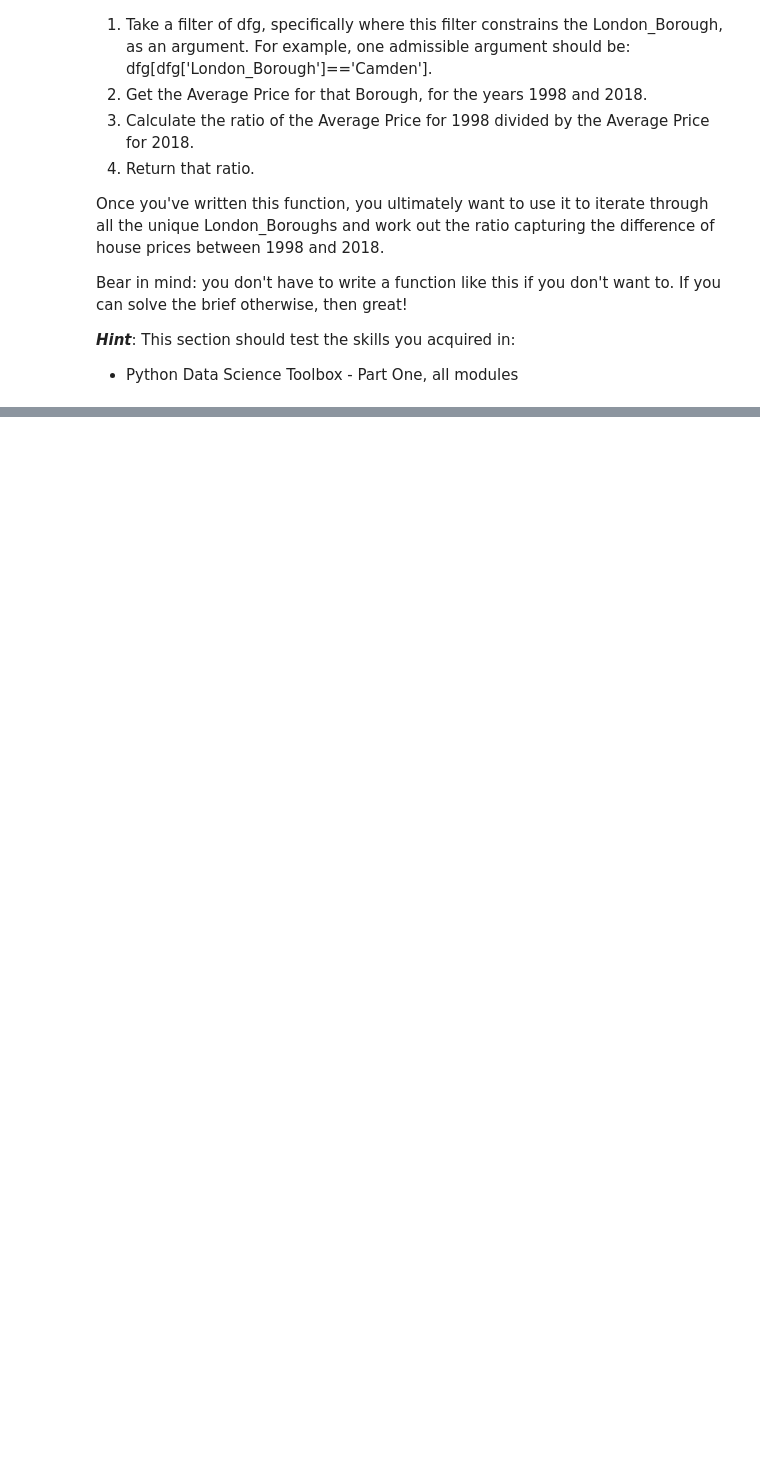
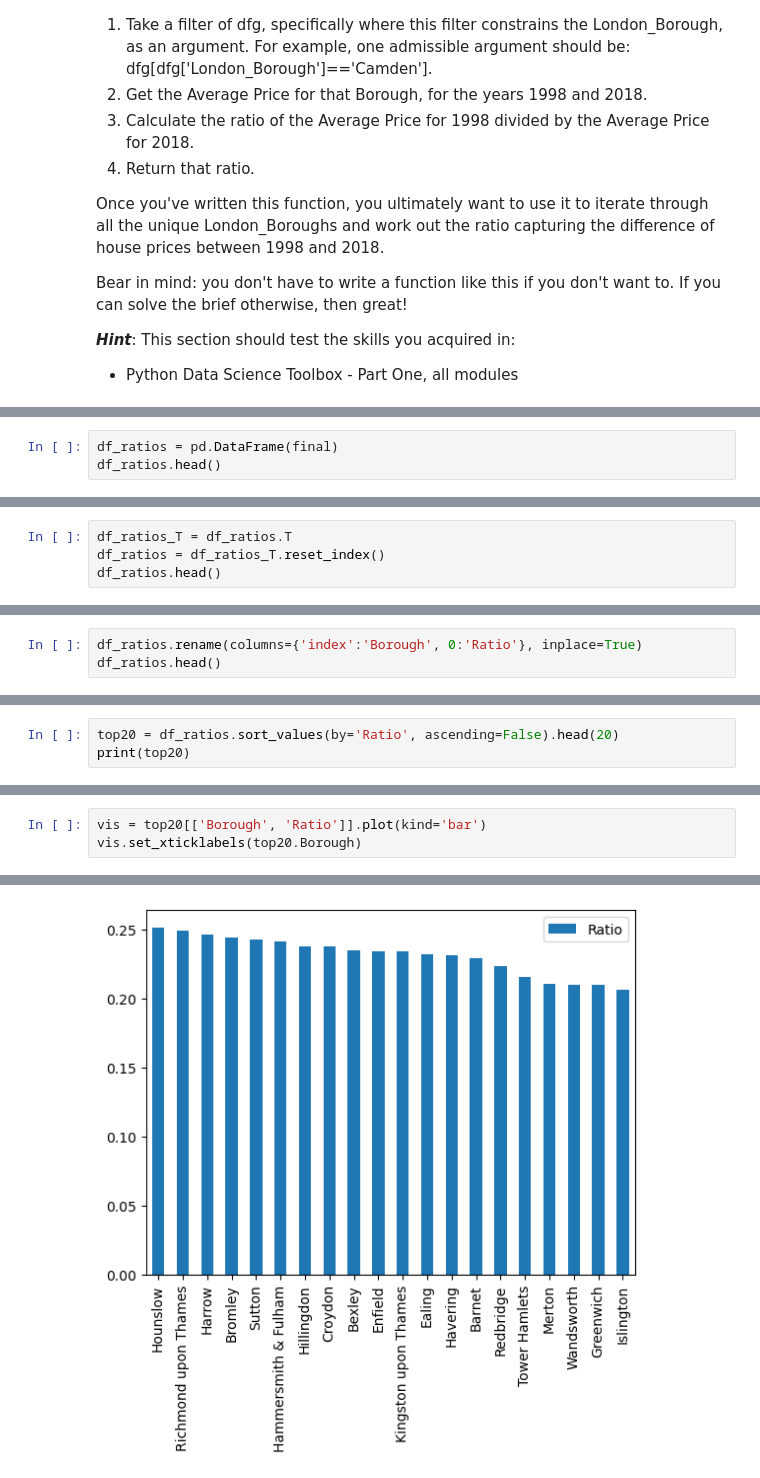
Before and after one commit to MappingKat/DataScienceLondonCaseStudy, a Jupyter notebook: Unit 4 Challenge - Tier 3.ipynb, the cells around one changed output, grey strips where cells are left out. Drawn from its saved outputs; the diff is of its cells as text; blank space fills up the shorter version.

```diff
--- a/Unit 4 Challenge - Tier 3.ipynb
+++ b/Unit 4 Challenge - Tier 3.ipynb
@@ -236,0 +426,3 @@ We hope you enjoyed this practical project. It should have consolidated your dat
+# %%
+df_ratios = pd.DataFrame(final)
+df_ratios.head()
@@ -236,0 +433,4 @@ We hope you enjoyed this practical project. It should have consolidated your dat
+# %%
+df_ratios_T = df_ratios.T
+df_ratios = df_ratios_T.reset_index()
+df_ratios.head()
@@ -236,0 +444,3 @@ We hope you enjoyed this practical project. It should have consolidated your dat
+# %%
+df_ratios.rename(columns={'index':'Borough', 0:'Ratio'}, inplace=True)
+df_ratios.head()
@@ -236,0 +454,3 @@ We hope you enjoyed this practical project. It should have consolidated your dat
+# %%
+top20 = df_ratios.sort_values(by='Ratio', ascending=False).head(20)
+print(top20)
@@ -236,0 +475,4 @@ We hope you enjoyed this practical project. It should have consolidated your dat
+# %%
+vis = top20[['Borough', 'Ratio']].plot(kind='bar')
+vis.set_xticklabels(top20.Borough)
+# %% [output]
@@ -236,0 +499 @@ We hope you enjoyed this practical project. It should have consolidated your dat
+[figure, added]
```
Also changed, not shown: parts of 29 cells of this notebook.
